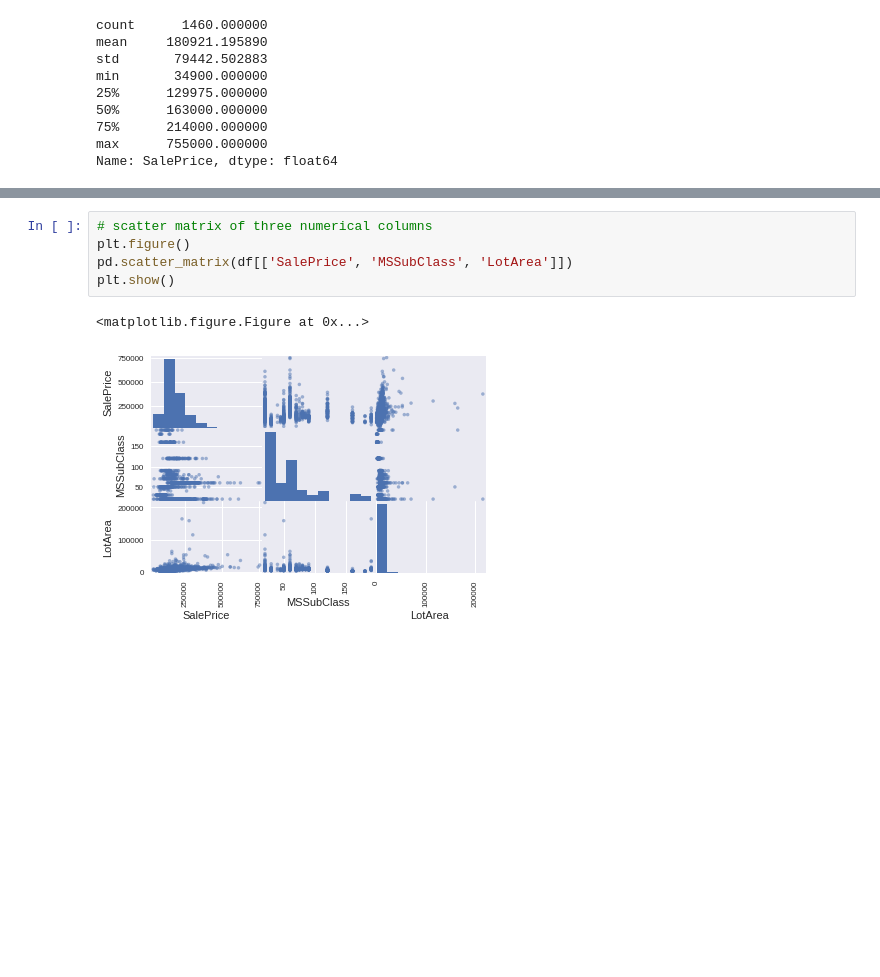
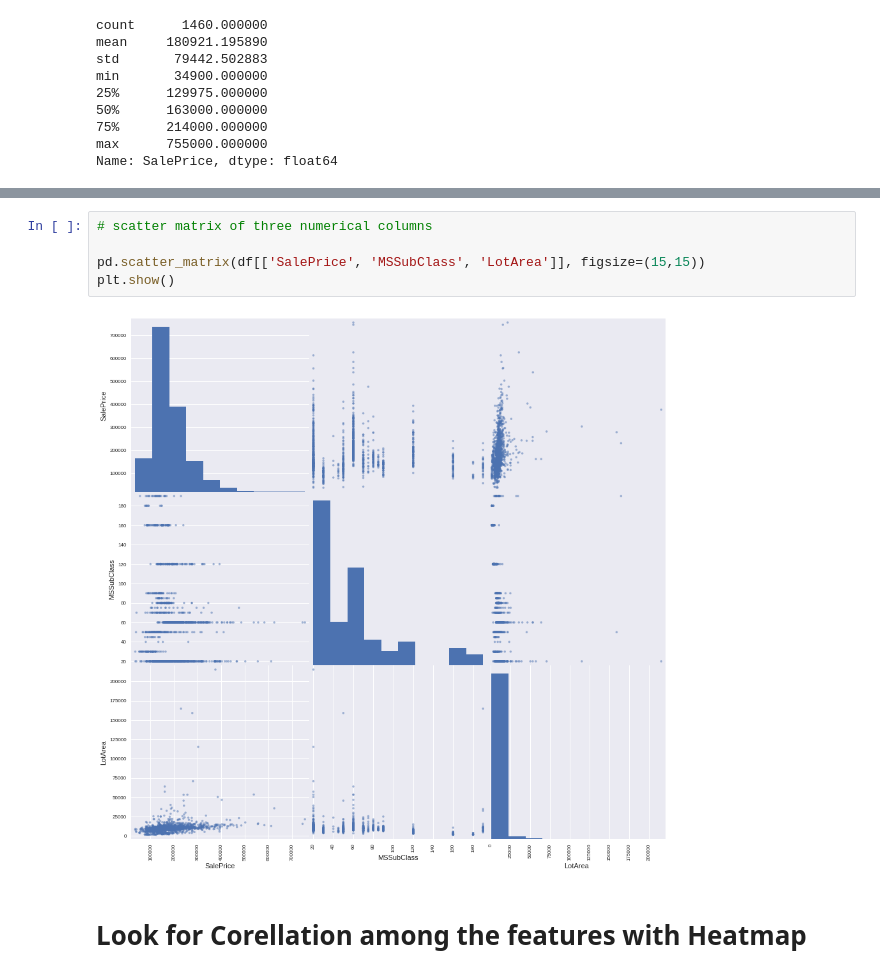
Before and after one commit to syafrib/gods_bootcamp03_instructors, a Jupyter notebook: day1/C4/20181003_intro_to_eda.ipynb, the cells around one changed output, grey strips where cells are left out. Cells and saved outputs as stored; diff of their text form; blank space fills up the shorter version.

```diff
--- a/day1/C4/20181003_intro_to_eda.ipynb
+++ b/day1/C4/20181003_intro_to_eda.ipynb
@@ -120,8 +140,9 @@ Text(0.5,1,'MSSubClass vs SalePrice')
 # %%
 # scatter matrix of three numerical columns
-plt.figure()
-pd.scatter_matrix(df[['SalePrice', 'MSSubClass', 'LotArea']])
+
+pd.scatter_matrix(df[['SalePrice', 'MSSubClass', 'LotArea']], figsize=(15,15))
 plt.show()
 # %% [output]
-<matplotlib.figure.Figure at 0x...>
-[figure, old version]
+[figure, new version]
+# %% [markdown]
+# Look for Corellation among the features with Heatmap
```
Also changed, not shown: parts of 10 cells of this notebook.
